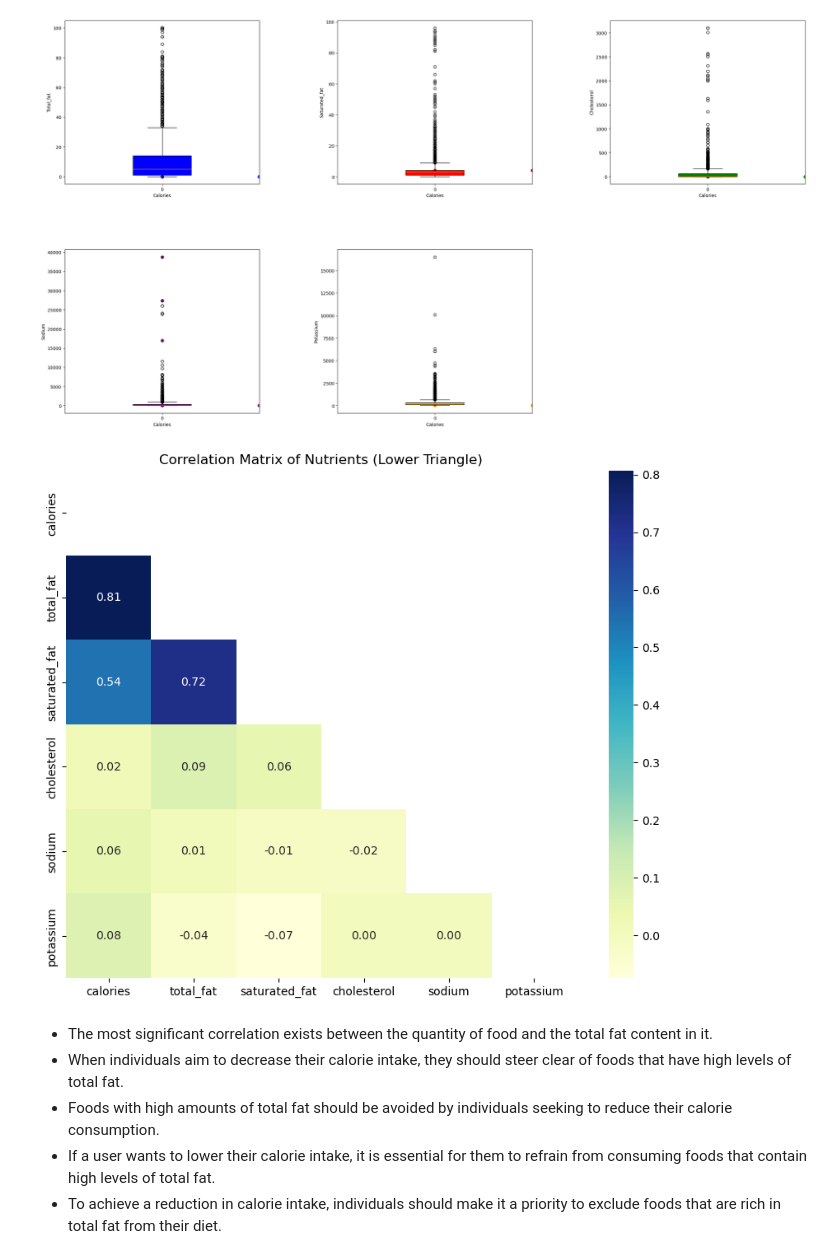
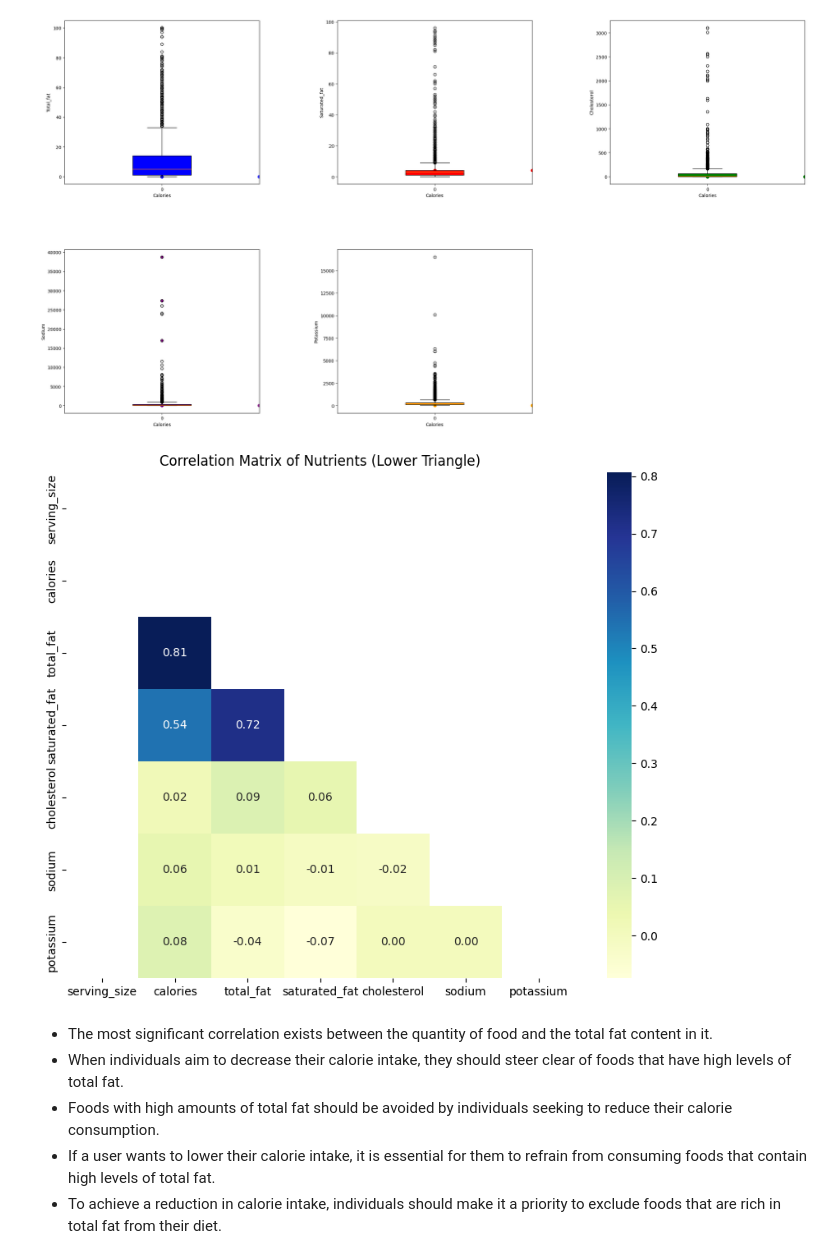
Before and after one commit to Mugangasia/NutriPal-Recipe-Recommendation-System-, a Jupyter notebook: NutriPal_Recipe_Recommendation_System.ipynb, the cells around one changed output. Drawn from its saved outputs; the diff is of its cells as text; code cells hidden in the pictures.

```diff
--- a/NutriPal_Recipe_Recommendation_System.ipynb
+++ b/NutriPal_Recipe_Recommendation_System.ipynb
@@ -512,18 +513,18 @@ plt.show()
 # %%
 
 # Calculate the correlation matrix
-correlation_matrix = nutrients.corr()
+correlation_matrix = Nutrition_df.corr()
 
 # Generate a mask for the upper triangle
 mask = np.triu(np.ones_like(correlation_matrix, dtype=bool))
 
 # Plot the correlation matrix as a heatmap
 plt.figure(figsize=(10, 8))
 sns.heatmap(correlation_matrix, annot=True, cmap='YlGnBu', fmt=".2f", mask=mask)
 plt.title('Correlation Matrix of Nutrients (Lower Triangle)')
 plt.show()
 # %% [output]
-[figure, old version]
+[figure, new version]
 # %% [markdown]
 - The most significant correlation exists between the quantity of food and the total fat content in it.
 - When individuals aim to decrease their calorie intake, they should steer clear of foods that have high levels of total fat.
```
Also changed, not shown: parts of 20 cells of this notebook.
